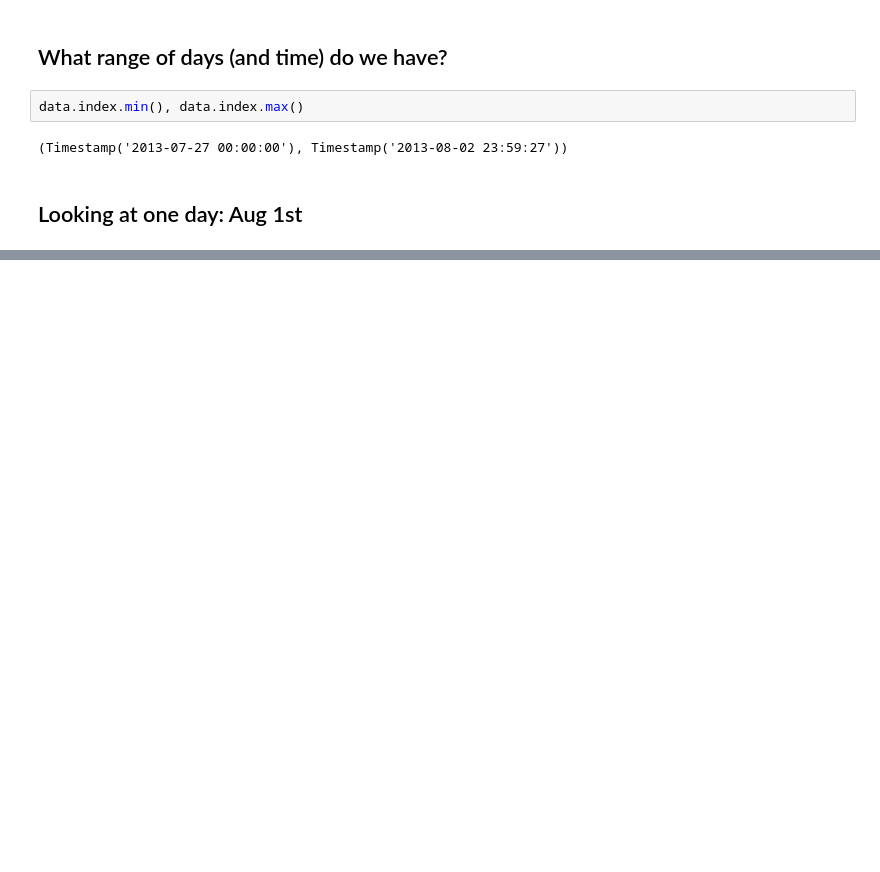
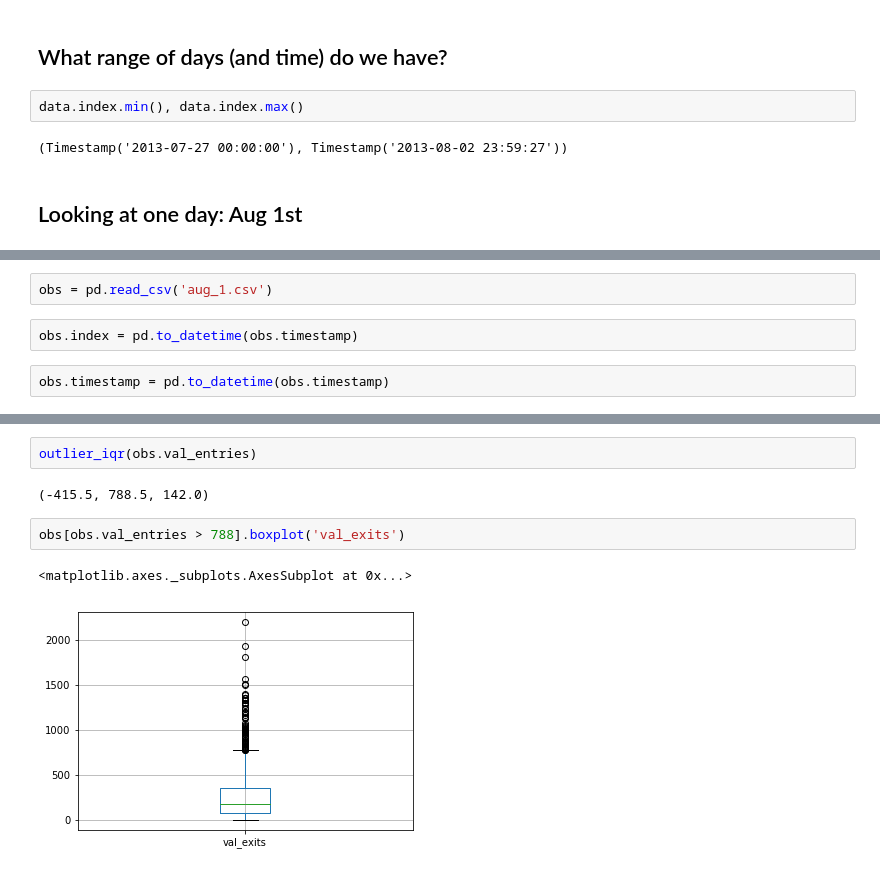
Before and after one commit to rush4ratio/MTA, a Jupyter notebook: MTA_After_Preliminary_ETL_Analysis.ipynb, the cells around one changed output, grey strips where cells are left out. Drawn from its saved outputs; the diff is of its cells as text; blank space fills up the shorter version.

```diff
--- a/MTA_After_Preliminary_ETL_Analysis.ipynb
+++ b/MTA_After_Preliminary_ETL_Analysis.ipynb
@@ -132,0 +209,6 @@ gr_24.to_csv('01_08_2013_mta.csv', index=False)
+# %%
+obs = pd.read_csv('aug_1.csv')
+# %%
+obs.index = pd.to_datetime(obs.timestamp)
+# %%
+obs.timestamp = pd.to_datetime(obs.timestamp)
@@ -132,0 +225,9 @@ gr_24.to_csv('01_08_2013_mta.csv', index=False)
+# %%
+outlier_iqr(obs.val_entries)
+# %% [output]
+(-415.5, 788.5, 142.0)
+# %%
+obs[obs.val_entries > 788].boxplot('val_exits')
+# %% [output]
+<matplotlib.axes._subplots.AxesSubplot at 0x...>
+[figure, added]
```
Also changed, not shown: parts of 51 cells of this notebook.
